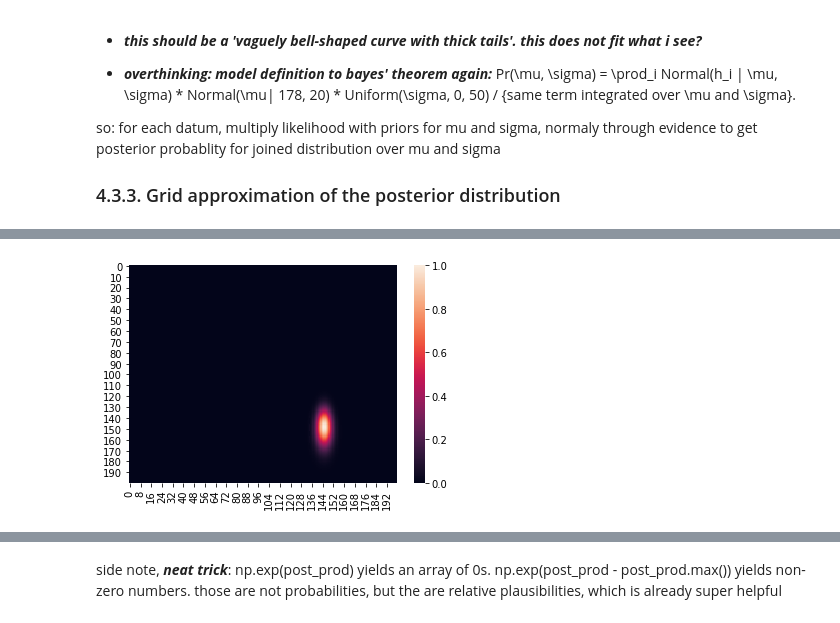
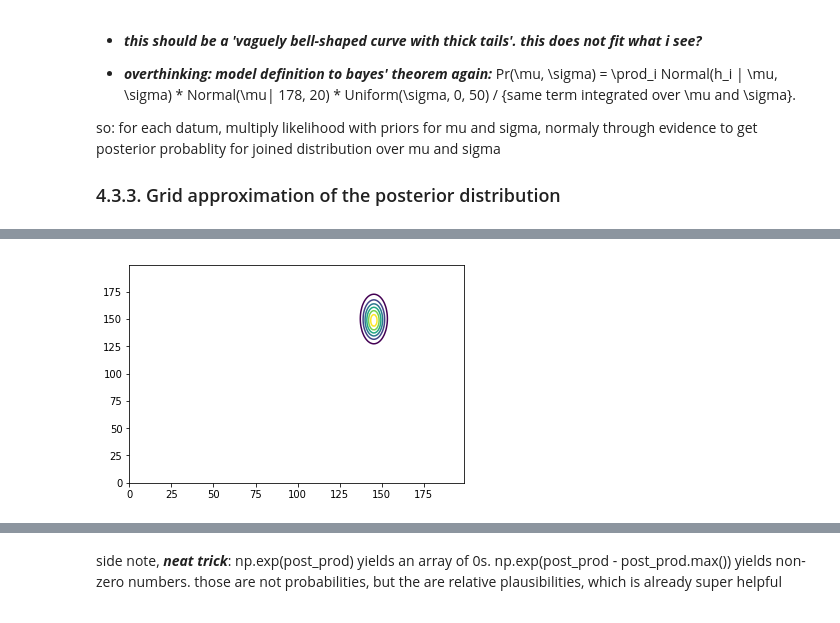
Before and after one commit to nwweber/statistical_rethinking, a Jupyter notebook: chapter_04_linear_models.ipynb, the cells around one changed output, grey strips where cells are left out. Cells and saved outputs as stored; diff of their text form; code cells hidden in the pictures.

```diff
--- a/chapter_04_linear_models.ipynb
+++ b/chapter_04_linear_models.ipynb
@@ -211,6 +217,6 @@ plt.contour(mugrid, sigmagrid, post_prob);
+# %%
+plt.contour(post['prob'].values.reshape((200, -1)));
+# %% [output]
+[figure, added]
 # %%
 import seaborn as sns
-# %%
-sns.heatmap(post_prob);
-# %% [output]
-[figure, removed]
```
Also changed, not shown: parts of 22 cells of this notebook.
